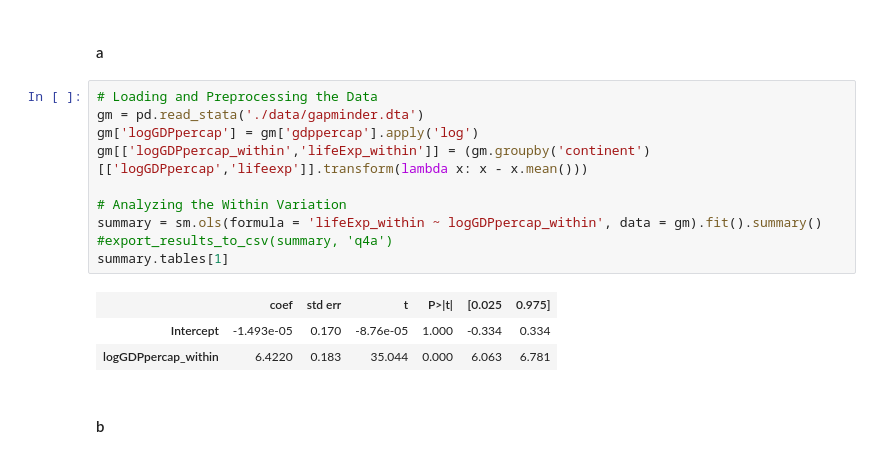
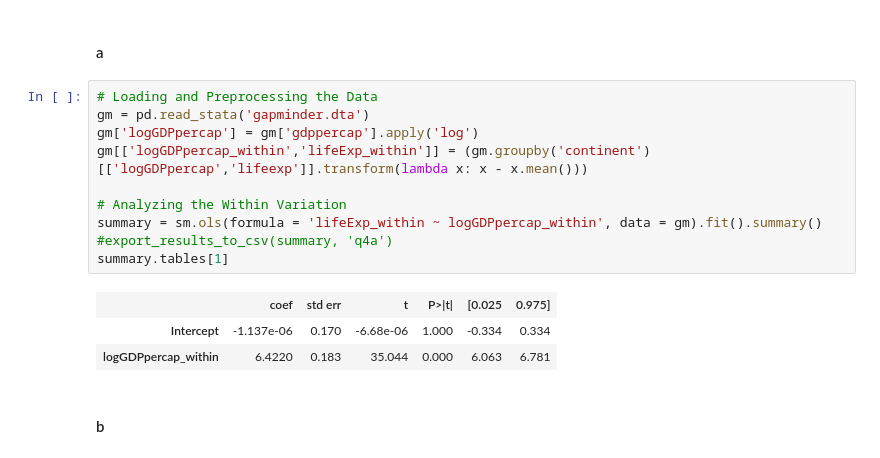
Before and after one commit to gellison321/econometrics, a Jupyter notebook: assignments/Assignment_4/Metrics_Assignment4.ipynb, the cells around one changed output. Drawn from its saved outputs; the diff is of its cells as text.

```diff
--- a/Metrics_Assignment4.ipynb
+++ b/assignments/Assignment_4/Metrics_Assignment4.ipynb
@@ -22,17 +8,17 @@ def export_results_to_csv(summary, filename, directory = './Assignment_4_Files/'
 #### a
 # %%
 # Loading and Preprocessing the Data
-gm = pd.read_stata('./data/gapminder.dta')
+gm = pd.read_stata('gapminder.dta')
 gm['logGDPpercap'] = gm['gdppercap'].apply('log')
 gm[['logGDPpercap_within','lifeExp_within']] = (gm.groupby('continent')[['logGDPpercap','lifeexp']].transform(lambda x: x - x.mean()))
 
 # Analyzing the Within Variation
 summary = sm.ols(formula = 'lifeExp_within ~ logGDPpercap_within', data = gm).fit().summary()
 #export_results_to_csv(summary, 'q4a')
 summary.tables[1]
 # %% [output]
 |  | coef | std err | t | P>|t| | [0.025 | 0.975] |
-| Intercept | -1.493e-05 | 0.170 | -8.76e-05 | 1.000 | -0.334 | 0.334 |
+| Intercept | -1.137e-06 | 0.170 | -6.68e-06 | 1.000 | -0.334 | 0.334 |
 | logGDPpercap_within | 6.4220 | 0.183 | 35.044 | 0.000 | 6.063 | 6.781 |
 # %% [markdown]
 #### b
```
Also changed, not shown: parts of 10 cells of this notebook, 44 other files.
